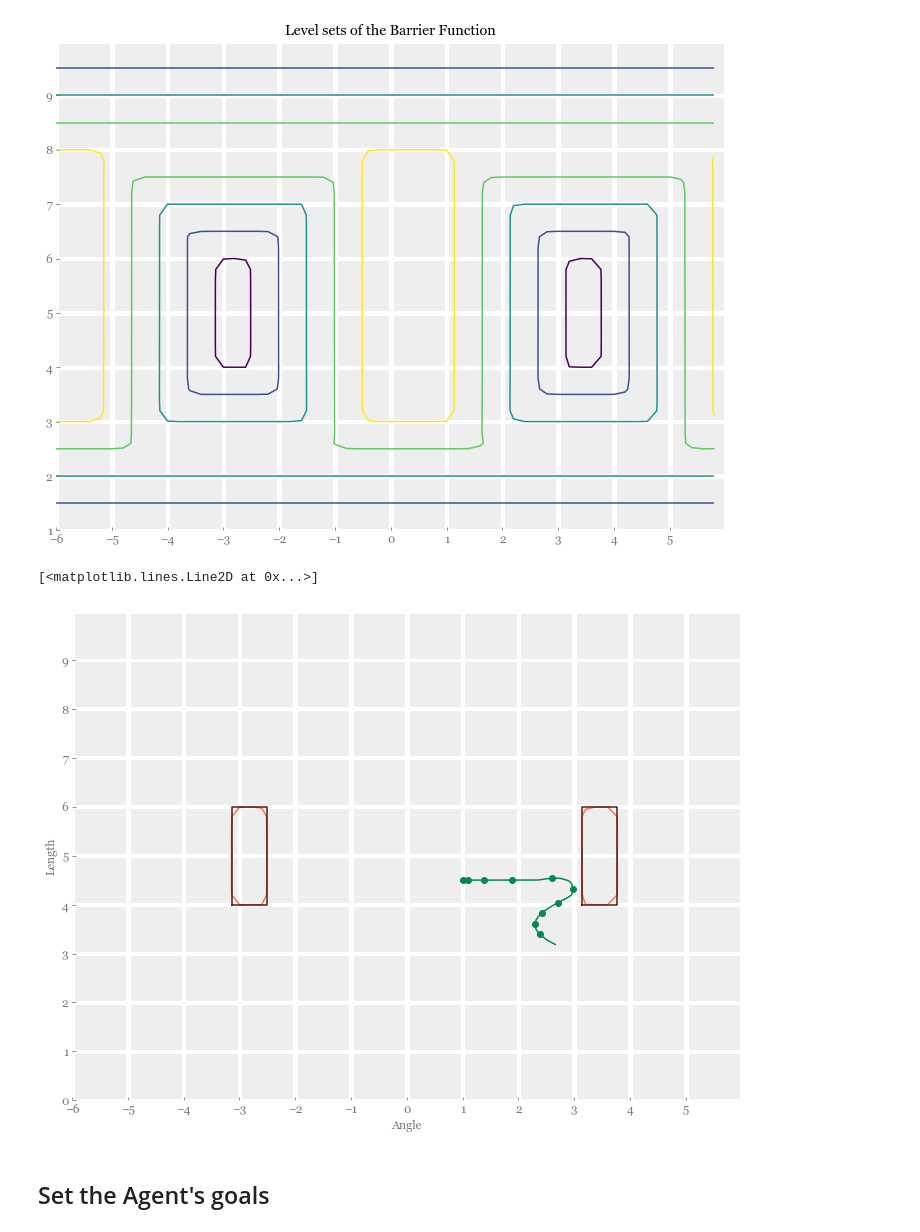
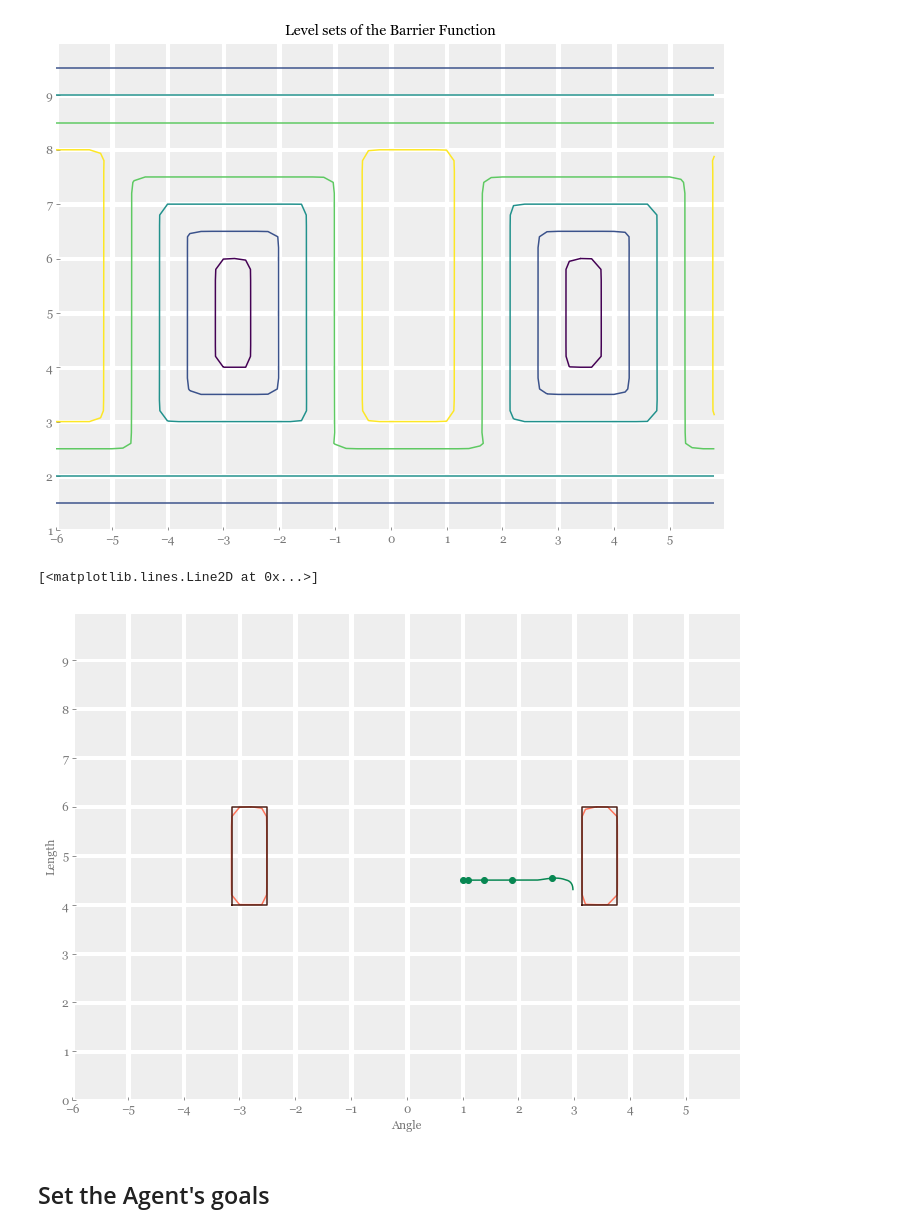
Before and after one commit to DLMcPherson/mintervention-constrained-optimal-control, a Jupyter notebook: telescopingInvertedPendulum_MinterventionAwareOptimization.ipynb, the cells around one changed output. Saved outputs shown, nothing was run; the diff lists cells and outputs as text; code cells hidden in the pictures.

```diff
--- a/telescopingInvertedPendulum_MinterventionAwareOptimization.ipynb
+++ b/telescopingInvertedPendulum_MinterventionAwareOptimization.ipynb
@@ -195,36 +195,36 @@ safe_vehicle = dyn.MinimumInterventionDynamicsWrapper(vehicle,safeLevel)
 timestep_length = 0.01
 
 # Forward simulate the dynamics with zero control
-N = 1000
+N = 500
 states_init = np.zeros((safe_vehicle.dimZ,N+1))
 control_init = np.zeros((safe_vehicle.dimU,N))
 states_init[:,0] = np.array([1,0,4.5,0])
 for i in np.arange(0,N):
     control_init[:,i] = np.zeros((safe_vehicle.dimU,))
     states_init[:,i+1] = states_init[:,i] + timestep_length * safe_vehicle.f(states_init[:,i],control_init[:,i])
 
 # Plot the safe set intervention behavior on a mindless controller
 CS = plt.contour(X, Y, Z, [0], colors = [colors[2][0]])
 plt.xlabel("Angle")
 plt.ylabel("Length")
 
 plt.plot(states_init[0,:],states_init[2,:],color=colors[0][1])
 plt.plot(states_init[0,np.arange(0,N,100)],states_init[2,np.arange(0,N,100)],'ro',color=colors[0][1])
 
 obsAngTick = 5
 angle1 = ( obsAngTick   /10)*2*np.pi
 angle2 = ((obsAngTick+1)/10)*2*np.pi
 ys = np.array([4,4,6,6,4])
 #ys = ys * 0.12
 plt.plot(np.array([angle1,angle2,angle2,angle1,angle1]),
          ys,
          color=colors[1][0])
 plt.plot(np.array([angle1-2*np.pi,angle2-2*np.pi,angle2-2*np.pi,angle1-2*np.pi,angle1-2*np.pi]),
          ys,
          color=colors[1][0])
 # %% [output]
 [<matplotlib.lines.Line2D at 0x...>]
-[figure, old version]
+[figure, new version]
 # %%
 safe_vehicle = dyn.MinimumInterventionDynamicsWrapper(vehicle,safeLevel)
 # %% [markdown]
```
Also changed, not shown: parts of 18 cells of this notebook, 8 other files.
